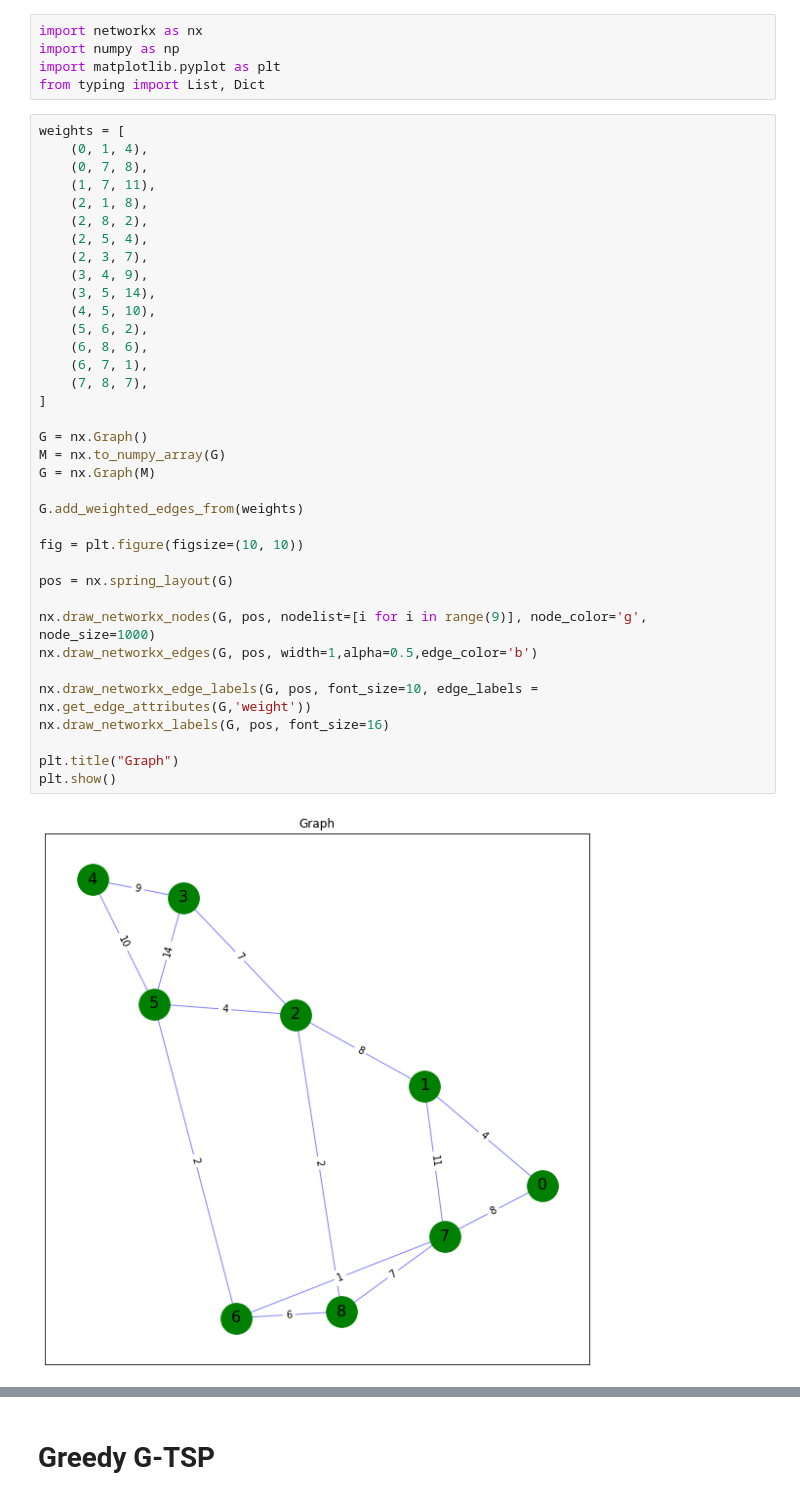
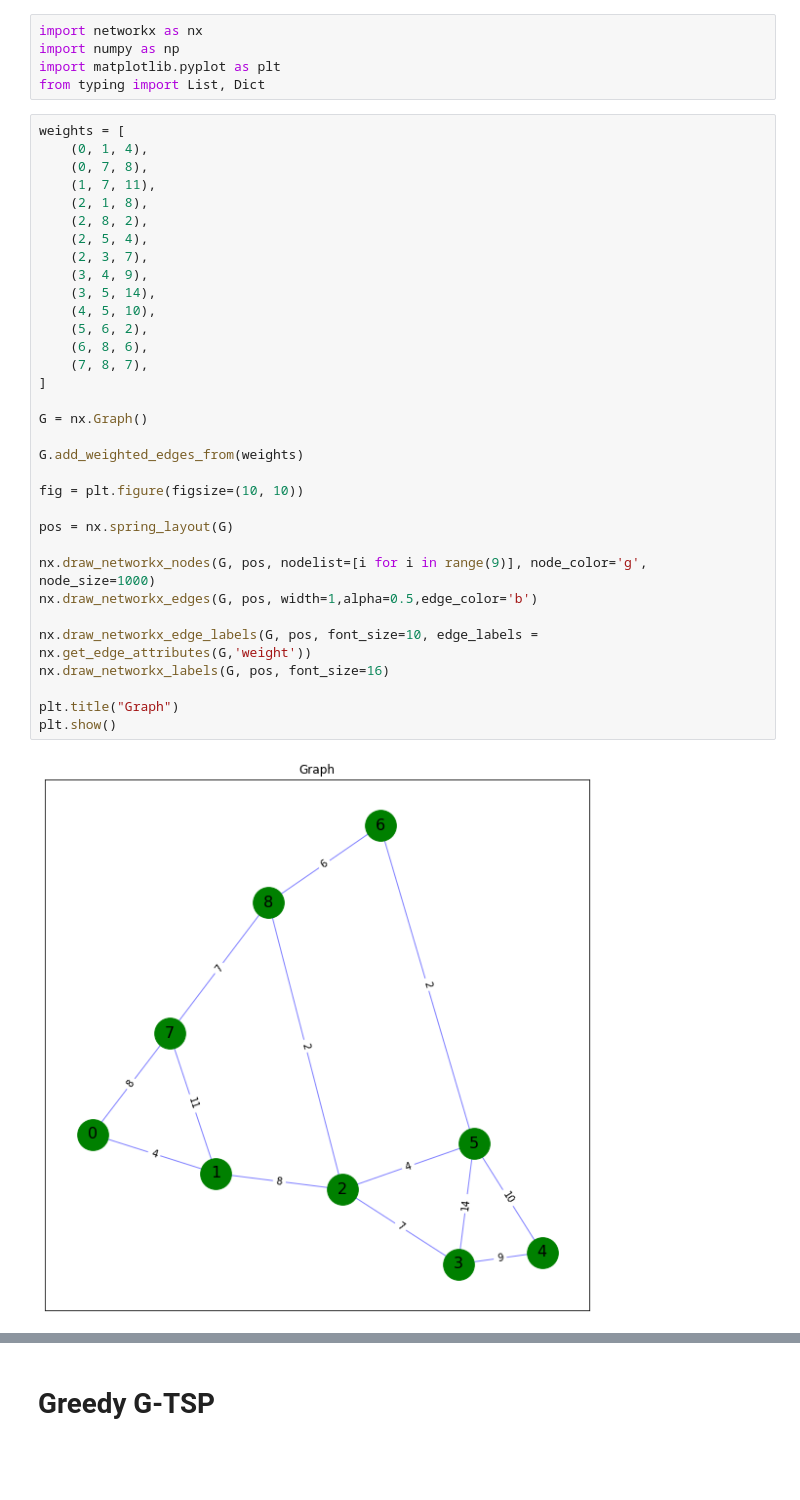
Before and after one commit to djmmatracki/BadanieOperacyjne, a Jupyter notebook: GreedyTSP/sprawozdanie.ipynb, the cells around one changed output, grey strips where cells are left out. Saved outputs shown, nothing was run; the diff lists cells and outputs as text; blank space fills up the shorter version.

```diff
--- a/GreedyTSP/sprawozdanie.ipynb
+++ b/GreedyTSP/sprawozdanie.ipynb
@@ -12,35 +12,32 @@ weights = [
     (1, 7, 11),
     (2, 1, 8),
     (2, 8, 2),
     (2, 5, 4),
     (2, 3, 7),
     (3, 4, 9),
     (3, 5, 14),
     (4, 5, 10),
     (5, 6, 2),
     (6, 8, 6),
-    (6, 7, 1),
     (7, 8, 7),
 ]
 
 G = nx.Graph()
-M = nx.to_numpy_array(G)
-G = nx.Graph(M)
 
 G.add_weighted_edges_from(weights)
 
 fig = plt.figure(figsize=(10, 10))
 
 pos = nx.spring_layout(G)
 
 nx.draw_networkx_nodes(G, pos, nodelist=[i for i in range(9)], node_color='g', node_size=1000)
 nx.draw_networkx_edges(G, pos, width=1,alpha=0.5,edge_color='b')
 
 nx.draw_networkx_edge_labels(G, pos, font_size=10, edge_labels = nx.get_edge_attributes(G,'weight'))
 nx.draw_networkx_labels(G, pos, font_size=16)
 
 plt.title("Graph")
 plt.show()
 # %% [output]
-[figure, old version]
+[figure, new version]
 # %%
```
Also changed, not shown: parts of 1 cell of this notebook.
